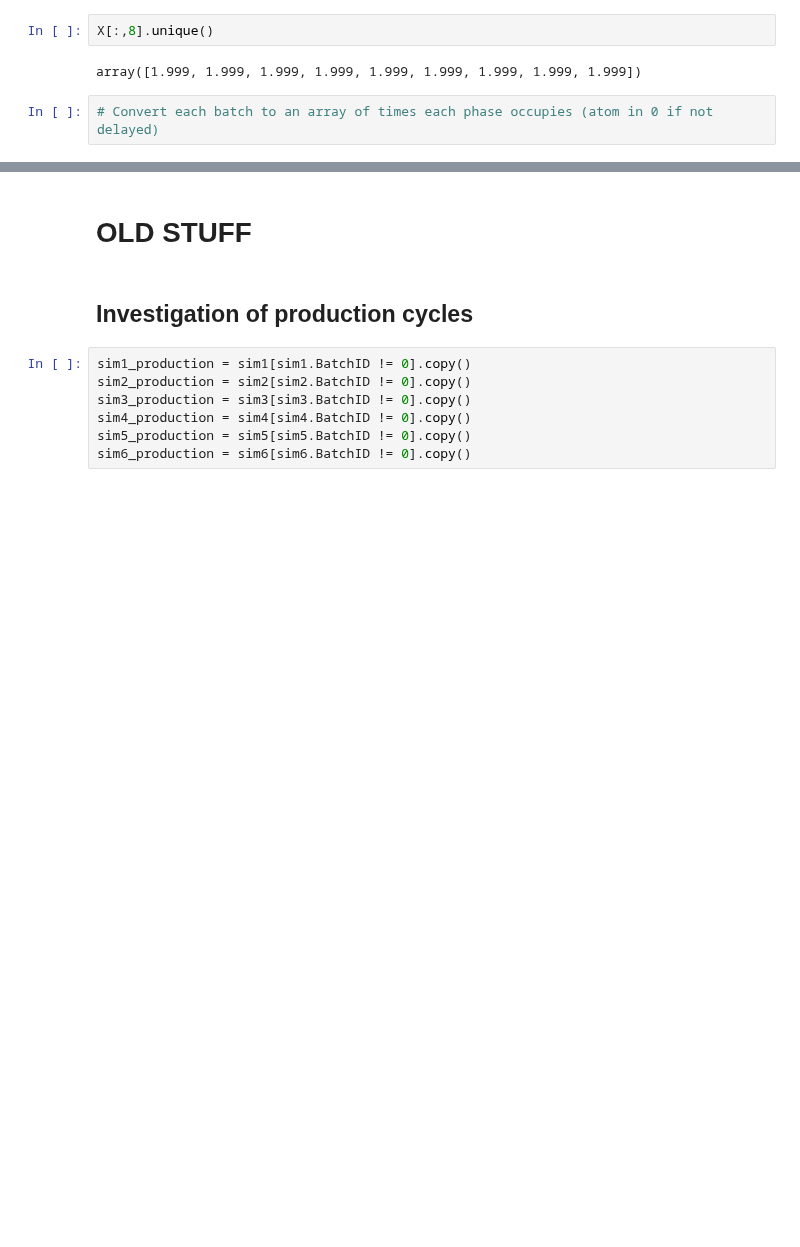
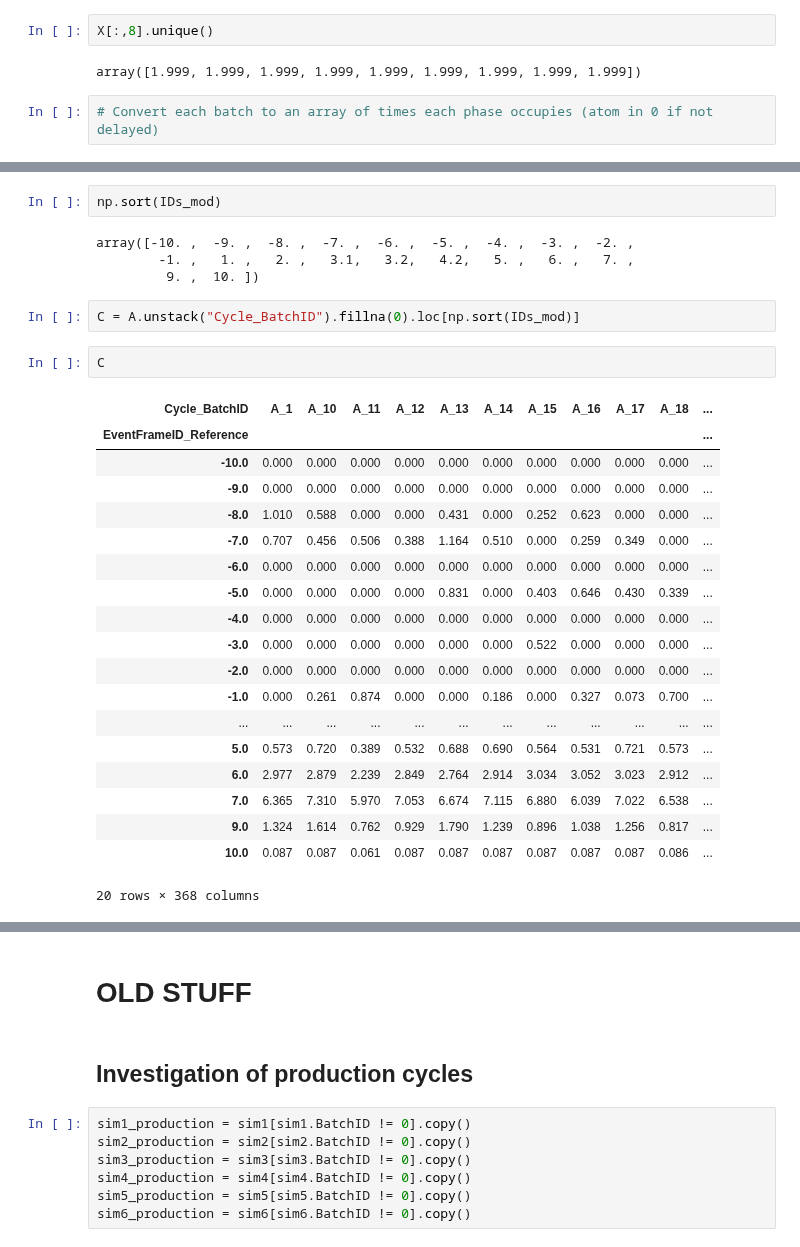
Before and after one commit to jonasbruhub/Analysis-of-Production-flow-systems-with-focus-on-industry, a Jupyter notebook: Simulations and code/Multiple Cycle Data exploration V2.ipynb, the cells around one changed output, grey strips where cells are left out. Saved outputs shown, nothing was run; the diff lists cells and outputs as text; blank space fills up the shorter version.

```diff
--- a/Simulations and code/Multiple Cycle Data exploration V2.ipynb
+++ b/Simulations and code/Multiple Cycle Data exploration V2.ipynb
@@ -789,0 +813,30 @@ array([1.999, 1.999, 1.999, 1.999, 1.999, 1.999, 1.999, 1.999, 1.999])
+# %%
+np.sort(IDs_mod)
+# %% [output]
+array([-10. ,  -9. ,  -8. ,  -7. ,  -6. ,  -5. ,  -4. ,  -3. ,  -2. ,
+        -1. ,   1. ,   2. ,   3.1,   3.2,   4.2,   5. ,   6. ,   7. ,
+         9. ,  10. ])
+# %%
+C = A.unstack("Cycle_BatchID").fillna(0).loc[np.sort(IDs_mod)]
+# %%
+C
+# %% [output]
+| Cycle_BatchID | A_1 | A_10 | A_11 | A_12 | A_13 | A_14 | A_15 | A_16 | A_17 | A_18 | ... |
+| EventFrameID_Reference |  |  |  |  |  |  |  |  |  |  | ... |
+| -10.0 | 0.000 | 0.000 | 0.000 | 0.000 | 0.000 | 0.000 | 0.000 | 0.000 | 0.000 | 0.000 | ... |
+| -9.0 | 0.000 | 0.000 | 0.000 | 0.000 | 0.000 | 0.000 | 0.000 | 0.000 | 0.000 | 0.000 | ... |
+| -8.0 | 1.010 | 0.588 | 0.000 | 0.000 | 0.431 | 0.000 | 0.252 | 0.623 | 0.000 | 0.000 | ... |
+| -7.0 | 0.707 | 0.456 | 0.506 | 0.388 | 1.164 | 0.510 | 0.000 | 0.259 | 0.349 | 0.000 | ... |
+| -6.0 | 0.000 | 0.000 | 0.000 | 0.000 | 0.000 | 0.000 | 0.000 | 0.000 | 0.000 | 0.000 | ... |
+| -5.0 | 0.000 | 0.000 | 0.000 | 0.000 | 0.831 | 0.000 | 0.403 | 0.646 | 0.430 | 0.339 | ... |
+| -4.0 | 0.000 | 0.000 | 0.000 | 0.000 | 0.000 | 0.000 | 0.000 | 0.000 | 0.000 | 0.000 | ... |
+| -3.0 | 0.000 | 0.000 | 0.000 | 0.000 | 0.000 | 0.000 | 0.522 | 0.000 | 0.000 | 0.000 | ... |
+| -2.0 | 0.000 | 0.000 | 0.000 | 0.000 | 0.000 | 0.000 | 0.000 | 0.000 | 0.000 | 0.000 | ... |
+| -1.0 | 0.000 | 0.261 | 0.874 | 0.000 | 0.000 | 0.186 | 0.000 | 0.327 | 0.073 | 0.700 | ... |
+| ... | ... | ... | ... | ... | ... | ... | ... | ... | ... | ... | ... |
+| 5.0 | 0.573 | 0.720 | 0.389 | 0.532 | 0.688 | 0.690 | 0.564 | 0.531 | 0.721 | 0.573 | ... |
+| 6.0 | 2.977 | 2.879 | 2.239 | 2.849 | 2.764 | 2.914 | 3.034 | 3.052 | 3.023 | 2.912 | ... |
+| 7.0 | 6.365 | 7.310 | 5.970 | 7.053 | 6.674 | 7.115 | 6.880 | 6.039 | 7.022 | 6.538 | ... |
+| 9.0 | 1.324 | 1.614 | 0.762 | 0.929 | 1.790 | 1.239 | 0.896 | 1.038 | 1.256 | 0.817 | ... |
+| 10.0 | 0.087 | 0.087 | 0.061 | 0.087 | 0.087 | 0.087 | 0.087 | 0.087 | 0.087 | 0.086 | ... |
+20 rows × 368 columns
```
Also changed, not shown: parts of 13 cells of this notebook, 19 other files.
